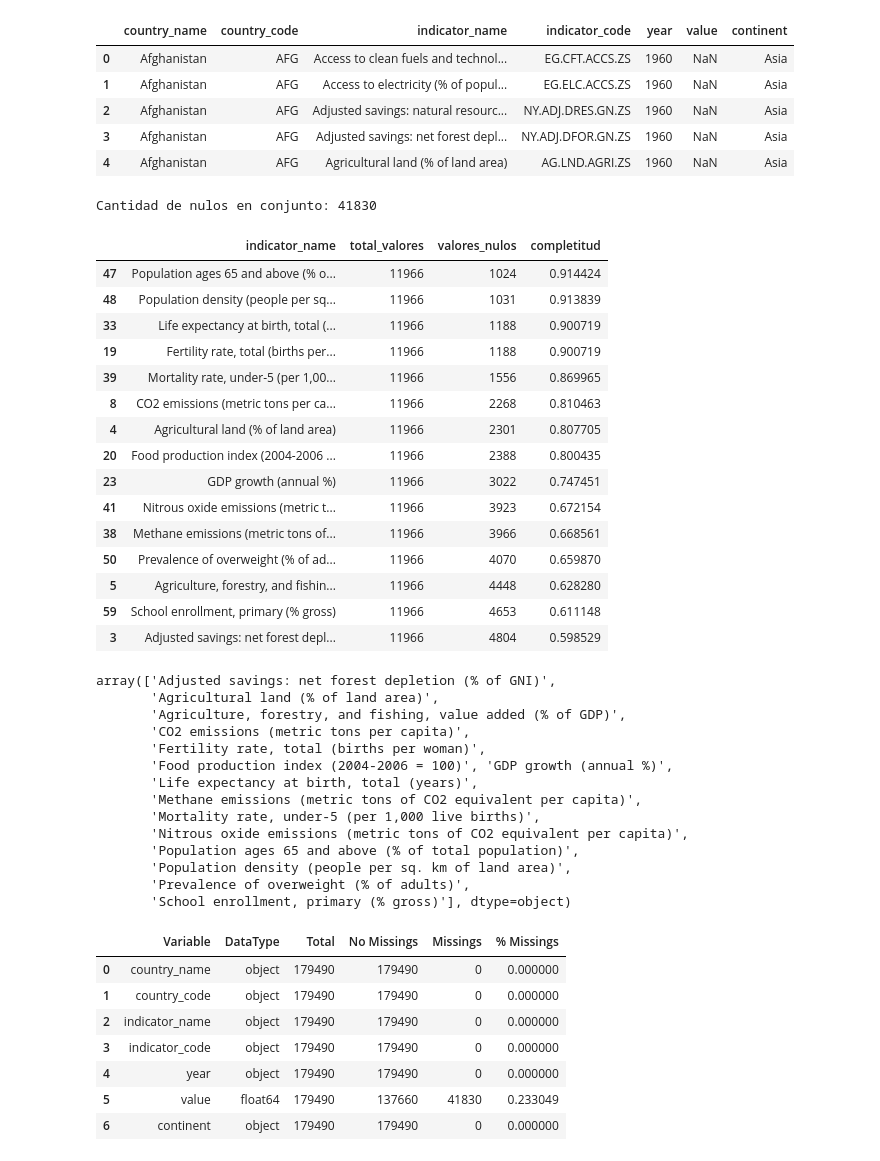
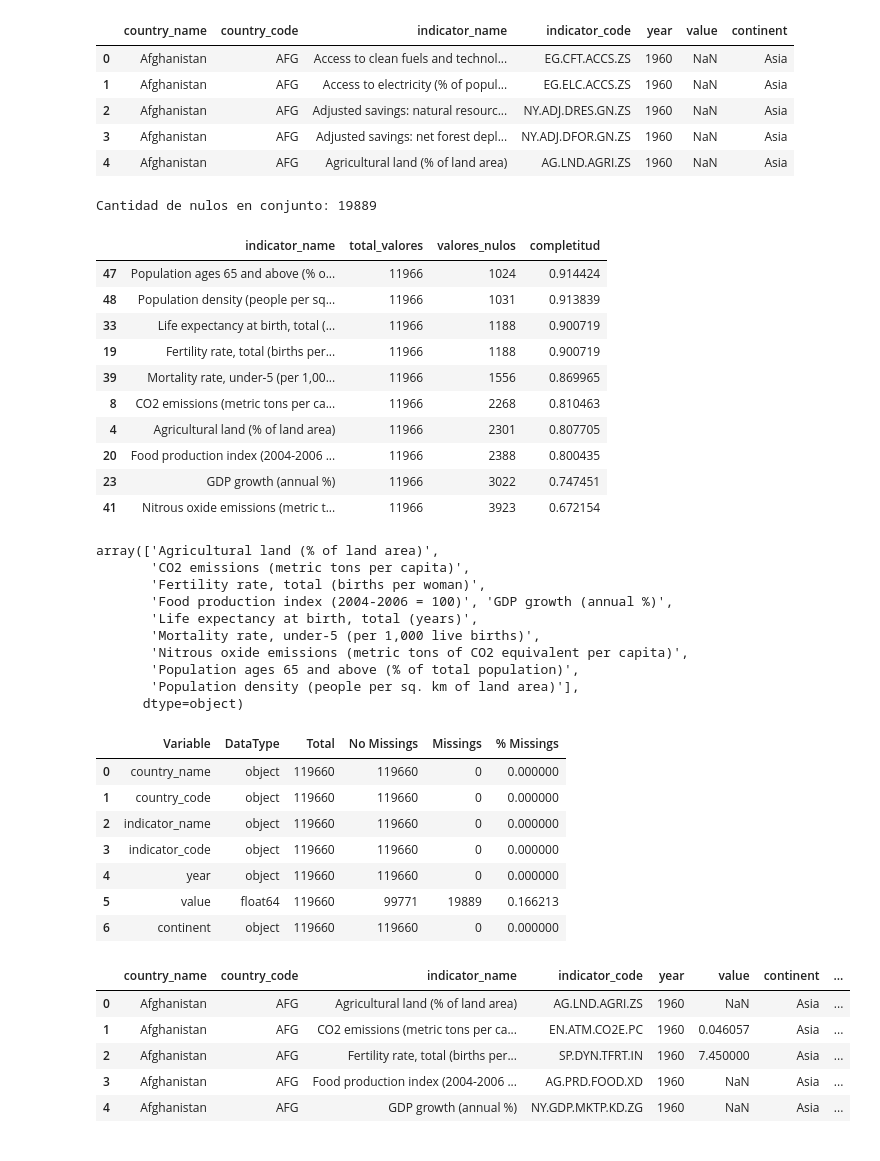
Before and after one commit to MauricioVazquezM/Data_Visualization_Course_Project, a Jupyter notebook: 2. ADVANCED DATA VISUALIZATIONS/Auxiliar Notebook.ipynb, the cells around one changed output. Cells and saved outputs as stored; diff of their text form; code cells hidden in the pictures.

```diff
--- a/2. ADVANCED DATA VISUALIZATIONS/Auxiliar Notebook.ipynb
+++ b/2. ADVANCED DATA VISUALIZATIONS/Auxiliar Notebook.ipynb
@@ -283,66 +283,57 @@ data_countries_only.head(5)
 # %%
 # Quitando indicadores con muchos missings
 # Calcular cantidad de nulos por indicador
 nulos_por_indicador = data_countries_only.groupby('indicator_name').agg(total_valores=('value', 'size'),
                                                                         valores_nulos=('value', lambda x: x.isna().sum())).reset_index()
 
 # Añadir columna de completitud (proporción de datos no nulos)
 nulos_por_indicador['completitud'] = 1 - nulos_por_indicador['valores_nulos'] / nulos_por_indicador['total_valores']
 
 # Ordenar por menor cantidad de nulos
-top15_indicadores = nulos_por_indicador.sort_values(by='valores_nulos').head(15)
+top15_indicadores = nulos_por_indicador.sort_values(by='valores_nulos').head(10)
 print(f'Cantidad de nulos en conjunto: {top15_indicadores.valores_nulos.sum()}')
 top15_indicadores
 # %% [output]
-Cantidad de nulos en conjunto: 41830
+Cantidad de nulos en conjunto: 19889
 |  | indicator_name | total_valores | valores_nulos | completitud |
 | 47 | Population ages 65 and above (% o... | 11966 | 1024 | 0.914424 |
 | 48 | Population density (people per sq... | 11966 | 1031 | 0.913839 |
 | 33 | Life expectancy at birth, total (... | 11966 | 1188 | 0.900719 |
 | 19 | Fertility rate, total (births per... | 11966 | 1188 | 0.900719 |
 | 39 | Mortality rate, under-5 (per 1,00... | 11966 | 1556 | 0.869965 |
 | 8 | CO2 emissions (metric tons per ca... | 11966 | 2268 | 0.810463 |
 | 4 | Agricultural land (% of land area) | 11966 | 2301 | 0.807705 |
 | 20 | Food production index (2004-2006 ... | 11966 | 2388 | 0.800435 |
 | 23 | GDP growth (annual %) | 11966 | 3022 | 0.747451 |
 | 41 | Nitrous oxide emissions (metric t... | 11966 | 3923 | 0.672154 |
-| 38 | Methane emissions (metric tons of... | 11966 | 3966 | 0.668561 |
-| 50 | Prevalence of overweight (% of ad... | 11966 | 4070 | 0.659870 |
-| 5 | Agriculture, forestry, and fishin... | 11966 | 4448 | 0.628280 |
-| 59 | School enrollment, primary (% gross) | 11966 | 4653 | 0.611148 |
-| 3 | Adjusted savings: net forest depl... | 11966 | 4804 | 0.598529 |
 # %%
 # Quedandonos con los indicadores con menos missings
 indicadores_top15 = top15_indicadores['indicator_name'].tolist()
 data_top15 = data_countries_only[data_countries_only['indicator_name'].isin(indicadores_top15)].reset_index(drop=True)
 data_top15.indicator_name.unique()
 # %% [output]
-array(['Adjusted savings: net forest depletion (% of GNI)',
-       'Agricultural land (% of land area)',
-       'Agriculture, forestry, and fishing, value added (% of GDP)',
+array(['Agricultural land (% of land area)',
        'CO2 emissions (metric tons per capita)',
        'Fertility rate, total (births per woman)',
        'Food production index (2004-2006 = 100)', 'GDP growth (annual %)',
        'Life expectancy at birth, total (years)',
-       'Methane emissions (metric tons of CO2 equivalent per capita)',
        'Mortality rate, under-5 (per 1,000 live births)',
        'Nitrous oxide emissions (metric tons of CO2 equivalent per capita)',
        'Population ages 65 and above (% of total population)',
-       'Population density (people per sq. km of land area)',
-       'Prevalence of overweight (% of adults)',
-       'School enrollment, primary (% gross)'], dtype=object)
+       'Population density (people per sq. km of land area)'],
+      dtype=object)
 # %%
 # Revisando los missings
 ut.univar_analisis(data_top15)[['Variable', 'DataType', 'Total', 'No Missings', 'Missings', '% Missings']]
 # %% [output]
 |  | Variable | DataType | Total | No Missings | Missings | % Missings |
-| 0 | country_name | object | 179490 | 179490 | 0 | 0.000000 |
-| 1 | country_code | object | 179490 | 179490 | 0 | 0.000000 |
-| 2 | indicator_name | object | 179490 | 179490 | 0 | 0.000000 |
-| 3 | indicator_code | object | 179490 | 179490 | 0 | 0.000000 |
-| 4 | year | object | 179490 | 179490 | 0 | 0.000000 |
-| 5 | value | float64 | 179490 | 137660 | 41830 | 0.233049 |
-| 6 | continent | object | 179490 | 179490 | 0 | 0.000000 |
+| 0 | country_name | object | 119660 | 119660 | 0 | 0.000000 |
+| 1 | country_code | object | 119660 | 119660 | 0 | 0.000000 |
+| 2 | indicator_name | object | 119660 | 119660 | 0 | 0.000000 |
+| 3 | indicator_code | object | 119660 | 119660 | 0 | 0.000000 |
+| 4 | year | object | 119660 | 119660 | 0 | 0.000000 |
+| 5 | value | float64 | 119660 | 99771 | 19889 | 0.166213 |
+| 6 | continent | object | 119660 | 119660 | 0 | 0.000000 |
 # %%
 # Limpiando nombres de indicadores
 traducciones = {
@@ -365,4 +356,11 @@ traducciones = {
 
 # Crear nueva columna con la traducción
 data_top15['indicator_name_es'] = data_top15['indicator_name'].map(traducciones)
-data_top15
+data_top15.head(5)
+# %% [output]
+|  | country_name | country_code | indicator_name | indicator_code | year | value | continent | ... |
+| 0 | Afghanistan | AFG | Agricultural land (% of land area) | AG.LND.AGRI.ZS | 1960 | NaN | Asia | ... |
+| 1 | Afghanistan | AFG | CO2 emissions (metric tons per ca... | EN.ATM.CO2E.PC | 1960 | 0.046057 | Asia | ... |
+| 2 | Afghanistan | AFG | Fertility rate, total (births per... | SP.DYN.TFRT.IN | 1960 | 7.450000 | Asia | ... |
+| 3 | Afghanistan | AFG | Food production index (2004-2006 ... | AG.PRD.FOOD.XD | 1960 | NaN | Asia | ... |
+| 4 | Afghanistan | AFG | GDP growth (annual %) | NY.GDP.MKTP.KD.ZG | 1960 | NaN | Asia | ... |
```
Also changed, not shown: parts of 4 cells of this notebook.
